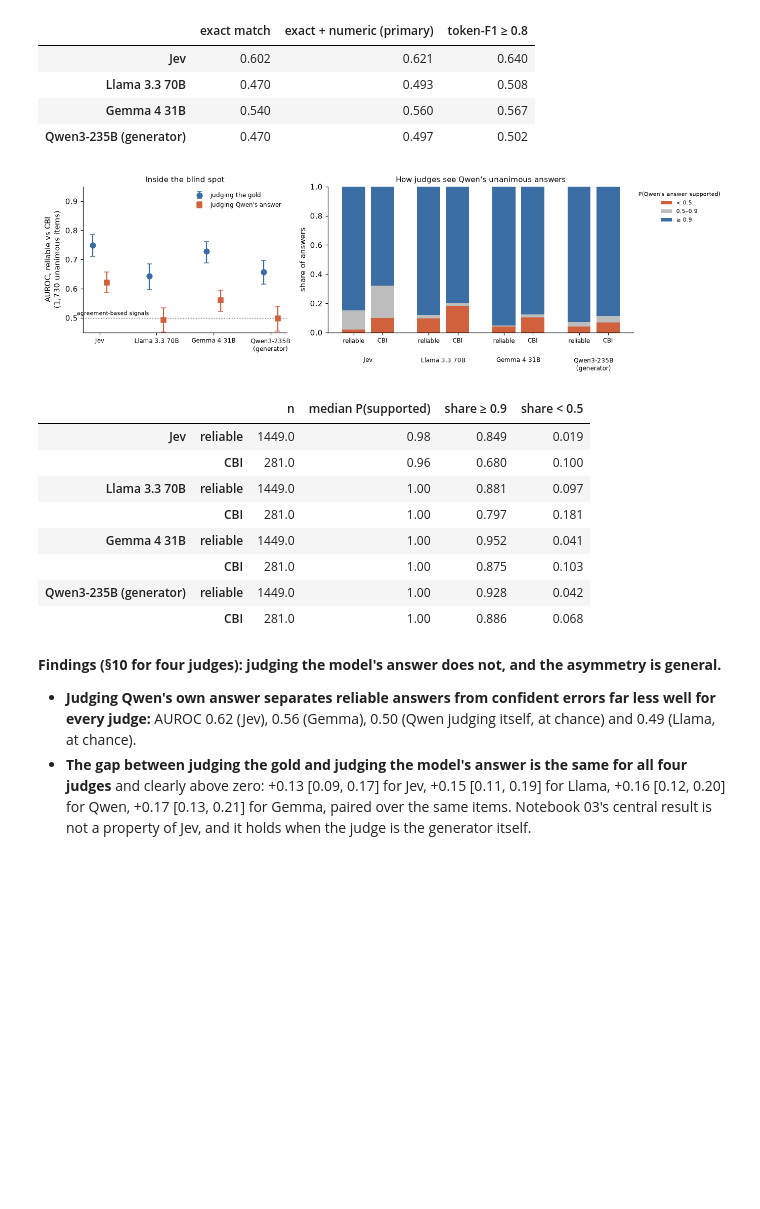
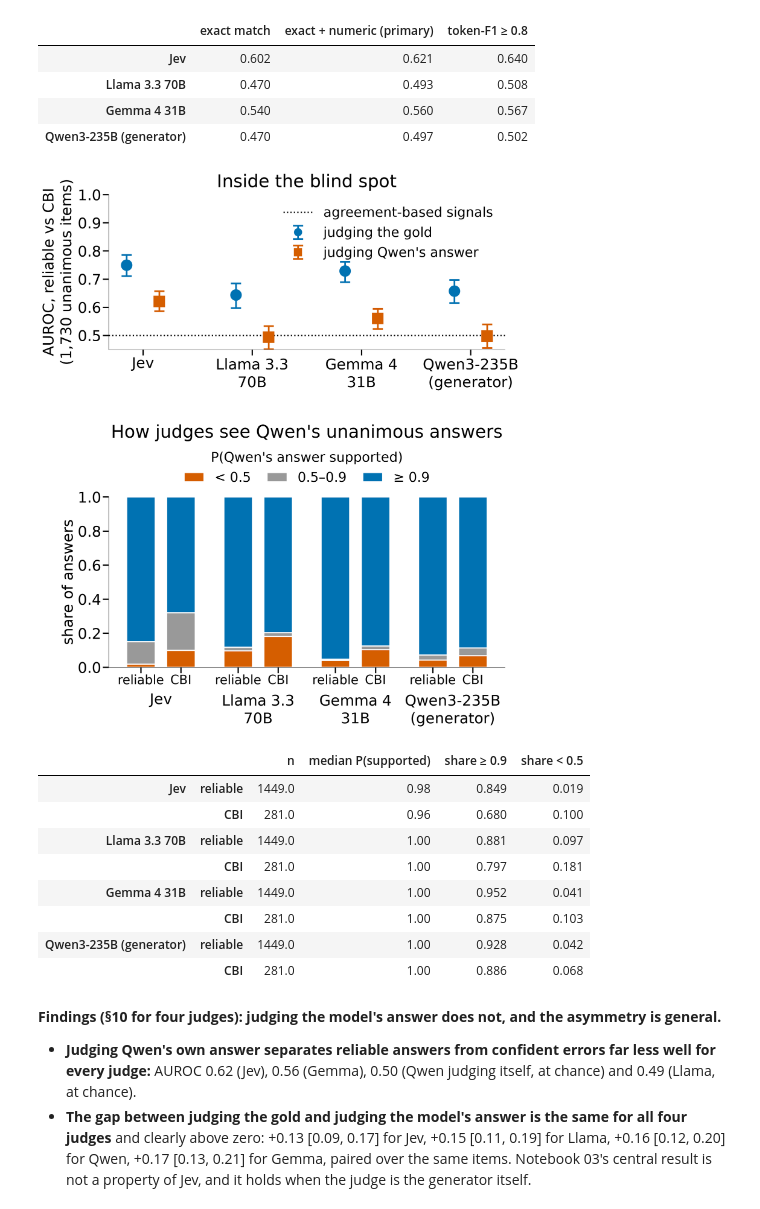
Before and after one commit to jeknov/llm-judges-finqa, a Jupyter notebook: notebooks/03b_cbi_judges_analysis.ipynb, the cells around one changed output. Saved outputs shown, nothing was run; the diff lists cells and outputs as text; code cells hidden in the pictures; blank space fills up the shorter version.

```diff
--- a/notebooks/03b_cbi_judges_analysis.ipynb
+++ b/notebooks/03b_cbi_judges_analysis.ipynb
@@ -60,6 +61,7 @@ V2_DIR = CODE / "runs" / "full_v2_2026-10-25"
 V0_DIR = CODE / "runs" / "full_v0_2026-10-24"
 JC_DIR = CODE / "runs" / "judges_cbi_2026-10-30"
 QC_DIR = CODE / "runs" / "judges_cbi_qwen_2026-10-30"
+AUD_DIR = CODE / "runs" / "cbi_audit_2026-10-31"
 FIG_DIR = Path.cwd() / "figures"
 FIG_DIR.mkdir(exist_ok=True)
 N_BOOT = 1000            # as notebook 03's §9-10 intervals
@@ -79,7 +81,7 @@ def verify(folder):
             return False
     return True
 
-for d in (SC_DIR, JQ_DIR, V2_DIR, V0_DIR, JC_DIR, QC_DIR):
+for d in (SC_DIR, JQ_DIR, V2_DIR, V0_DIR, JC_DIR, QC_DIR, AUD_DIR):
     print(f"{d.name:32s} checksums verified: {verify(d)}")
 # %% [output]
 self_consistency_2026-10-25      checksums verified: True
@@ -335,55 +338,64 @@ AUROC of judging Qwen's answer under the three scorings (point estimates):
 | Gemma 4 31B | 0.540 | 0.560 | 0.567 |
 | Qwen3-235B (generator) | 0.470 | 0.497 | 0.502 |
 # %%
-fig, axes = plt.subplots(1, 2, figsize=(12.5, 3.9), gridspec_kw={"width_ratios": [1, 1.5]})
+# Okabe-Ito colour-blind-safe palette (Wong, Nature Methods 2011): blue and vermillion for the two series (also told
+# apart by marker shape); a vermillion-grey-blue diverging scale for the bands, the grey being a neutral midpoint.
+BLUE, VERMILLION, GREY, INK = "#0072B2", "#D55E00", "#999999", "#000000"
+fig, axes = plt.subplots(2, 1, figsize=(18, 22), gridspec_kw={"height_ratios": [1, 1.1]}, layout="constrained")
+fig.get_layout_engine().set(h_pad=0.6)
+SHORT = {j: LABEL[j].replace(" (", "\n(").replace(" 70B", "\n70B").replace(" 31B", "\n31B") for j in JUDGES}
 ax = axes[0]
 x = np.arange(len(JUDGES))
 for k, (col, lab, mk) in enumerate([("R_gold", "judging the gold", "o"), ("R_model", "judging Qwen's answer", "s")]):
     pts = [AUC[(j, col, "all")] for j in JUDGES]
     y = np.array([p[0] for p in pts])
     err = np.array([[p[0] - np.percentile(p[1], 2.5), np.percentile(p[1], 97.5) - p[0]] for p in pts]).T
-    ax.errorbar(x + (k - 0.5) * 0.25, y, yerr=err, fmt=mk, ms=7, capsize=3, color=["#3b6ea5", "#d1603d"][k], label=lab)
-ax.axhline(0.5, ls=":", color="black", lw=0.8)
-ax.text(-0.4, 0.505, "agreement-based signals", fontsize=7, ha="left", va="bottom")
-ax.set_xticks(x, [LABEL[j].replace(" (", "\n(") for j in JUDGES], fontsize=8)
-ax.set_ylabel("AUROC, reliable vs CBI\n(1,730 unanimous items)")
-ax.set_ylim(0.45, 0.95)
-ax.legend(frameon=False, fontsize=8, loc="upper right")
-ax.set_title("Inside the blind spot", fontsize=10)
+    ax.errorbar(x + (k - 0.5) * 0.3, y, yerr=err, fmt=mk, ms=30, capsize=14, elinewidth=4.5, capthick=4.5,
+                color=[BLUE, VERMILLION][k], label=lab)
+ax.axhline(0.5, ls=":", color=INK, lw=3.5, label="agreement-based signals")
+ax.set_xticks(x, [SHORT[j] for j in JUDGES], fontsize=40)
+ax.tick_params(axis="y", labelsize=40)
+ax.tick_params(length=16, width=3.5)
+ax.set_ylabel("AUROC, reliable vs CBI\n(1,730 unanimous items)", fontsize=40)
+ax.set_ylim(0.45, 1.0)
+ax.set_yticks(np.arange(0.5, 1.01, 0.1))
+ax.legend(frameon=False, fontsize=36, loc="upper right", markerscale=0.7, handlelength=2.2)
+ax.set_title("Inside the blind spot", fontsize=48, pad=20)
 
 ax = axes[1]
-bands = [("< 0.5", lambda r: r < 0.5, "#d1603d"), ("0.5–0.9", lambda r: (r >= 0.5) & (r < 0.9), "#bdbdbd"),
-         ("≥ 0.9", lambda r: r >= 0.9, "#3b6ea5")]
-pos, labels = [], []
+bands = [("< 0.5", lambda r: r < 0.5, VERMILLION), ("0.5–0.9", lambda r: (r >= 0.5) & (r < 0.9), GREY),
+         ("≥ 0.9", lambda r: r >= 0.9, BLUE)]
+pos = []
 for k, j in enumerate(JUDGES):
     for m, (lab, mask) in enumerate((("reliable", ~una["cbi"]), ("CBI", una["cbi"]))):
-        x0 = k * 2.6 + m
+        x0 = k * 3.4 + m * 1.4
         r = S[j].loc[mask, "R_model"]
         bottom = 0.0
         for name, f, col in bands:
             h = float(f(r).mean())
-            ax.bar(x0, h, 0.8, bottom=bottom, color=col, label=name if (k, m) == (0, 0) else None)
+            ax.bar(x0, h, 1.0, bottom=bottom, color=col, edgecolor="white", linewidth=3, label=name if (k, m) == (0, 0) else None)
             bottom += h
         pos.append(x0)
-        labels.append(f"{lab}\n({LABEL[j]})" if m == 0 else lab)
-ax.set_xticks(pos, [f"{'reliable' if i % 2 == 0 else 'CBI'}" for i in range(len(pos))], fontsize=8)
+ax.set_xticks(pos, [f"{'reliable' if i % 2 == 0 else 'CBI'}" for i in range(len(pos))], fontsize=34)
+ax.tick_params(axis="y", labelsize=40)
+ax.tick_params(length=16, width=3.5)
 for k, j in enumerate(JUDGES):
-    ax.text(k * 2.6 + 0.5, -0.17, LABEL[j].replace(" (", "\n("), ha="center", va="top", fontsize=8, transform=ax.get_xaxis_transform())
-ax.set_ylabel("share of answers")
+    ax.text(k * 3.4 + 0.7, -0.15, SHORT[j], ha="center", va="top", fontsize=40, transform=ax.get_xaxis_transform())
+ax.set_ylabel("share of answers", fontsize=40)
 ax.set_ylim(0, 1)
-ax.legend(title="P(Qwen's answer supported)", frameon=False, fontsize=7, title_fontsize=7, loc="upper left", bbox_to_anchor=(1.0, 1.0))
-ax.set_title("How judges see Qwen's unanimous answers", fontsize=10)
-fig.tight_layout()
+ax.legend(title="P(Qwen's answer supported)", frameon=False, fontsize=36, title_fontsize=36, ncol=3,
+          loc="lower center", bbox_to_anchor=(0.5, 1.0), columnspacing=1.2, handlelength=1.5)
+ax.set_title("How judges see Qwen's unanimous answers", fontsize=48, pad=160)
 fig.savefig(FIG_DIR / "cbi_judges_auroc.pdf", bbox_inches="tight")
 plt.show()
 
 dist = pd.DataFrame({(LABEL[j], lab): {"n": int(mask.sum()), "median P(supported)": S[j].loc[mask, "R_model"].median(),
                                        "share ≥ 0.9": (S[j].loc[mask, "R_model"] >= 0.9).mean(),
                                        "share < 0.5": (S[j].loc[mask, "R_model"] < 0.5).mean()}
                      for j in JUDGES for lab, mask in (("reliable", ~una["cbi"]), ("CBI", una["cbi"]))}).T
 display(dist)
 # %% [output]
-[figure, old version]
+[figure, new version]
 |  |  | n | median P(supported) | share ≥ 0.9 | share < 0.5 |
 | Jev | reliable | 1449.0 | 0.98 | 0.849 | 0.019 |
 |  | CBI | 281.0 | 0.96 | 0.680 | 0.100 |
```
Also changed, not shown: parts of 8 cells of this notebook, 13 other files.
